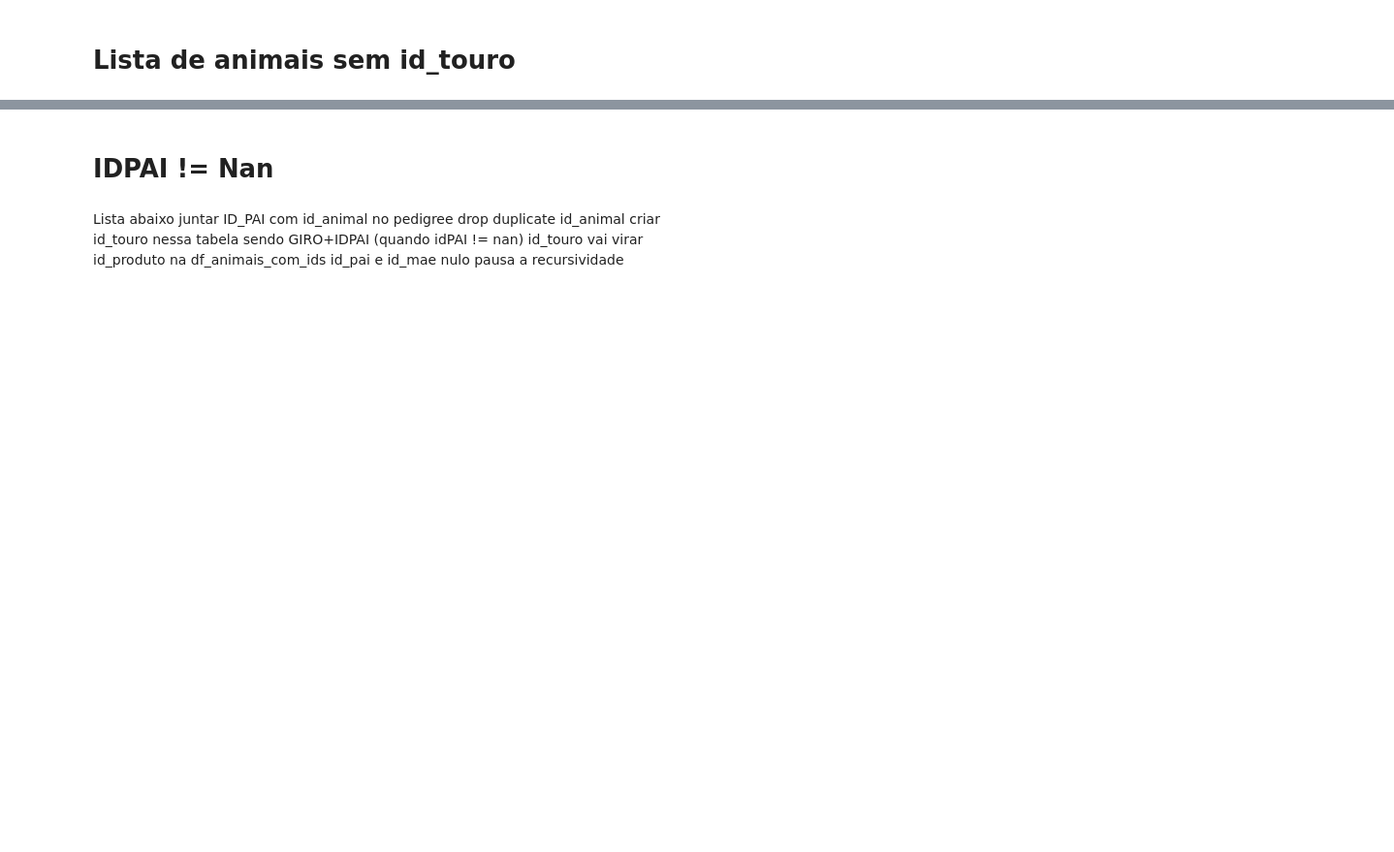
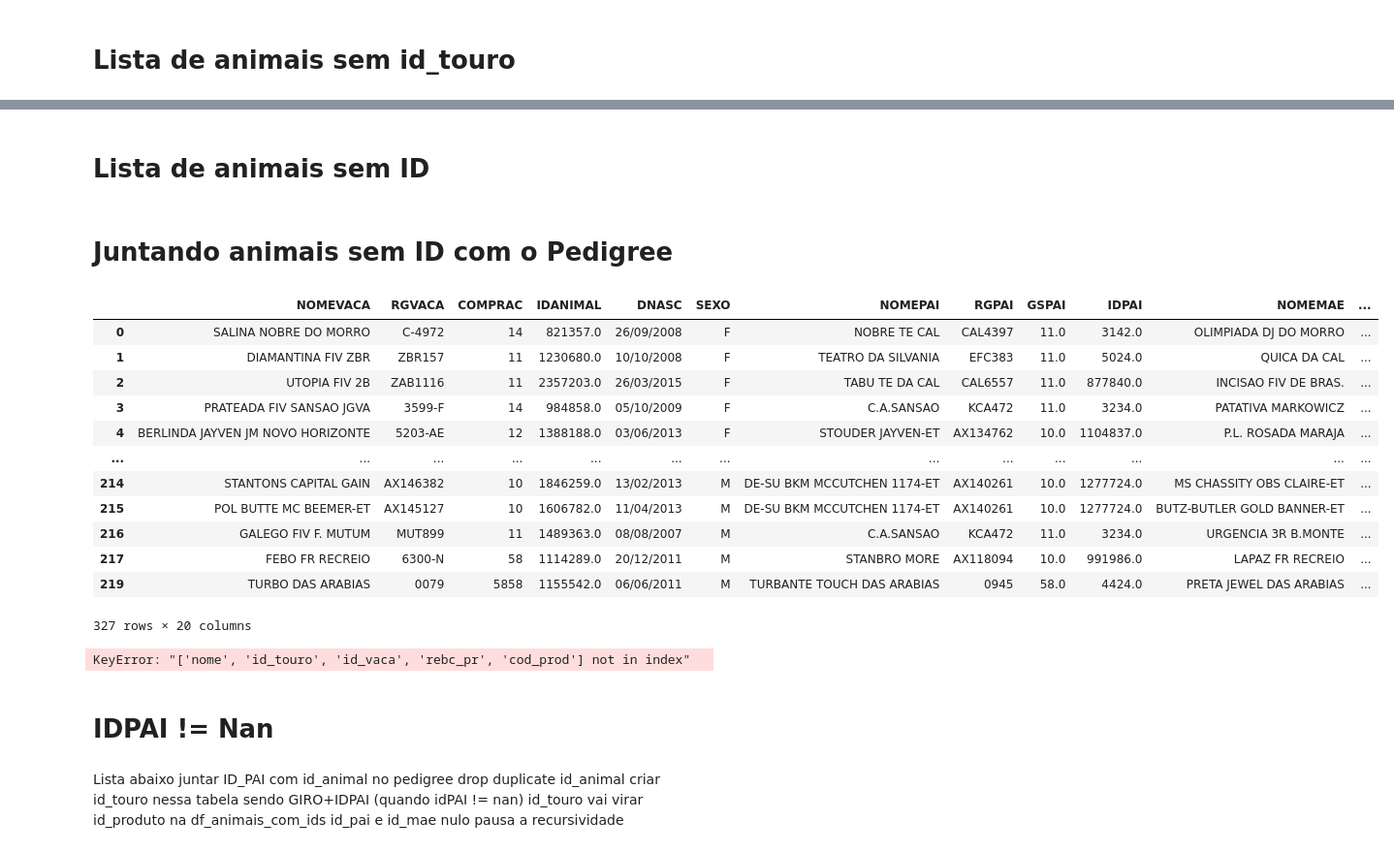
Before and after one commit to macheuz/dados_PNMGL, a Jupyter notebook: criando_id_produto_animais_sem_id.ipynb, the cells around one changed output, grey strips where cells are left out. Shown at 97% size. Saved outputs shown, nothing was run; the diff lists cells and outputs as text; code cells hidden in the pictures; blank space fills up the shorter version.

```diff
--- a/criando_id_produto_animais_sem_id.ipynb
+++ b/criando_id_produto_animais_sem_id.ipynb
@@ -300,0 +332,74 @@ df_animais_sem_id_touro_gir
+# %% [markdown]
+# Lista de animais sem ID
+# %%
+df_animais_sem_id = pd.concat([df_animais_sem_id_touro, df_animais_sem_id_vaca])
+#df_animais_sem_id
+# %% [markdown]
+# Juntando animais sem ID com o Pedigree
+# %%
+df_animais_sem_id['id_touro'] = df_animais_sem_id['id_touro'].fillna('GIRO' + df_animais_sem_id['IDPAI'].astype(str))
+df_animais_sem_id['id_vaca'] = df_animais_sem_id['id_vaca'].fillna('GIRO' + df_animais_sem_id['IDMAE'].astype(str))
+
+df_animais_sem_id_completo = pd.merge(df_animais_sem_id_completo, df_genealogia_embrapa[['id_produto', 'IDANIMAL']],left_on=['IDPAI'], how='left', right_on=['IDANIMAL'], suffixes=('', '_drop'))
+df_animais_sem_id_completo = df_animais_sem_id_completo.drop_duplicates()
+#df_animais_sem_id_completo
+
+
+
+df_animais_sem_id_completo = pd.merge(df_animais_sem_id_completo, df_genealogia_embrapa[['id_produto', 'IDANIMAL']],left_on=['IDMAE'], how='left', right_on=['IDANIMAL'], suffixes=('', '_tes'))
+df_animais_sem_id_completo = df_animais_sem_id_completo.drop_duplicates()
+#df_animais_sem_id_completo
+
+
+
+
+df_juntando_teste = pd.merge(df_animais_sem_id['IDPAI'], pedigree, left_on=['IDPAI'], right_on=['IDANIMAL'], suffixes=['_drop', ''])
+df_juntando_teste = df_juntando_teste.drop_duplicates()
+df_juntando_teste1 = pd.merge(df_animais_sem_id['IDMAE'], pedigree, left_on=['IDMAE'], right_on=['IDANIMAL'], suffixes=['_drop', ''])
+df_juntando_teste1 = df_juntando_teste1.drop_duplicates()
+df_juntando_teste3 = pd.concat([df_juntando_teste1, df_juntando_teste])
+#Criando coluna id_produto= none e preenchendo id_produto
+df_juntando_teste3 = df_juntando_teste3.assign(id_produto=None)
+df_juntando_teste3['id_produto'] = df_juntando_teste3['id_produto'].fillna('GIRO' + df_juntando_teste3['IDPAI_drop'].astype(str))
+df_juntando_teste3['id_produto'] = df_juntando_teste3['id_produto'].fillna('GIRO' + df_juntando_teste3['IDMAE_drop'].astype(str))
+#Criando coluna id_touro= none
+df_juntando_teste3 = df_juntando_teste3.assign(id_touro=None)
+df_juntando_teste3 = df_juntando_teste3.assign(id_touro=None)
+df_juntando_teste3['IDPAI'] = df_juntando_teste3['IDPAI'].fillna('')
+df_juntando_teste3['id_touro'] = None
+for i in range(len(df_juntando_teste3)):
+    if df_juntando_teste3['IDPAI'].iloc[i] != '':
+        df_juntando_teste3['id_touro'].iloc[i] = 'GIRO' + str(df_juntando_teste3['IDPAI'].iloc[i])
+#Criando coluna id_vaca= none
+df_juntando_teste3 = df_juntando_teste3.assign(id_vaca=None)
+df_juntando_teste3['IDMAE'] = df_juntando_teste3['IDMAE'].fillna('')
+df_juntando_teste3['id_vaca'] = None
+for i in range(len(df_juntando_teste3)):
+    if df_juntando_teste3['IDMAE'].iloc[i] != '':
+        df_juntando_teste3['id_vaca'].iloc[i] = 'GIRO' + str(df_juntando_teste3['IDMAE'].iloc[i])
+
+
+# Pegando rebc2_pr da tabela de fazendas
+df_juntando_teste3 = pd.merge(df_juntando_teste3, df_criadores[['rebc_or', 'codgiro']], left_on=['reb_giro'], right_on=['codgiro'])
+df_animais_com_ids = df_animais_com_ids.drop_duplicates()
+
+
+
+
+
+df_juntando_teste3 = df_juntando_teste3.drop(df_juntando_teste3.filter(regex='_drop$').columns, axis=1)
+df_juntando_teste3
+# %% [output]
+|  | NOMEVACA | RGVACA | COMPRAC | IDANIMAL | DNASC | SEXO | NOMEPAI | RGPAI | GSPAI | IDPAI | NOMEMAE | ... |
+| 0 | SALINA NOBRE DO MORRO | C-4972 | 14 | 821357.0 | 26/09/2008 | F | NOBRE TE CAL | CAL4397 | 11.0 | 3142.0 | OLIMPIADA DJ DO MORRO | ... |
+| 1 | DIAMANTINA FIV ZBR | ZBR157 | 11 | 1230680.0 | 10/10/2008 | F | TEATRO DA SILVANIA | EFC383 | 11.0 | 5024.0 | QUICA DA CAL | ... |
+| 2 | UTOPIA FIV 2B | ZAB1116 | 11 | 2357203.0 | 26/03/2015 | F | TABU TE DA CAL | CAL6557 | 11.0 | 877840.0 | INCISAO FIV DE BRAS. | ... |
+| 3 | PRATEADA FIV SANSAO JGVA | 3599-F | 14 | 984858.0 | 05/10/2009 | F | C.A.SANSAO | KCA472 | 11.0 | 3234.0 | PATATIVA MARKOWICZ | ... |
+| 4 | BERLINDA JAYVEN JM NOVO HORIZONTE | 5203-AE | 12 | 1388188.0 | 03/06/2013 | F | STOUDER JAYVEN-ET | AX134762 | 10.0 | 1104837.0 | P.L. ROSADA MARAJA | ... |
+| ... | ... | ... | ... | ... | ... | ... | ... | ... | ... | ... | ... | ... |
+| 214 | STANTONS CAPITAL GAIN | AX146382 | 10 | 1846259.0 | 13/02/2013 | M | DE-SU BKM MCCUTCHEN 1174-ET | AX140261 | 10.0 | 1277724.0 | MS CHASSITY OBS CLAIRE-ET | ... |
+| 215 | POL BUTTE MC BEEMER-ET | AX145127 | 10 | 1606782.0 | 11/04/2013 | M | DE-SU BKM MCCUTCHEN 1174-ET | AX140261 | 10.0 | 1277724.0 | BUTZ-BUTLER GOLD BANNER-ET | ... |
+| 216 | GALEGO FIV F. MUTUM | MUT899 | 11 | 1489363.0 | 08/08/2007 | M | C.A.SANSAO | KCA472 | 11.0 | 3234.0 | URGENCIA 3R B.MONTE | ... |
+| 217 | FEBO FR RECREIO | 6300-N | 58 | 1114289.0 | 20/12/2011 | M | STANBRO MORE | AX118094 | 10.0 | 991986.0 | LAPAZ FR RECREIO | ... |
+| 219 | TURBO DAS ARABIAS | 0079 | 5858 | 1155542.0 | 06/06/2011 | M | TURBANTE TOUCH DAS ARABIAS | 0945 | 58.0 | 4424.0 | PRETA JEWEL DAS ARABIAS | ... |
+327 rows × 20 columns
@@ -301,2 +408,7 @@ df_animais_sem_id_touro_gir
+# %%
+test = formata_df_no_modelo_genealogia_embrapa(df_juntando_teste3)
+test
+# %% [output]
+KeyError: "['nome', 'id_touro', 'id_vaca', 'rebc_pr', 'cod_prod'] not in index"
 # %% [markdown]
 # IDPAI != Nan
```
Also changed, not shown: parts of 20 cells of this notebook.
